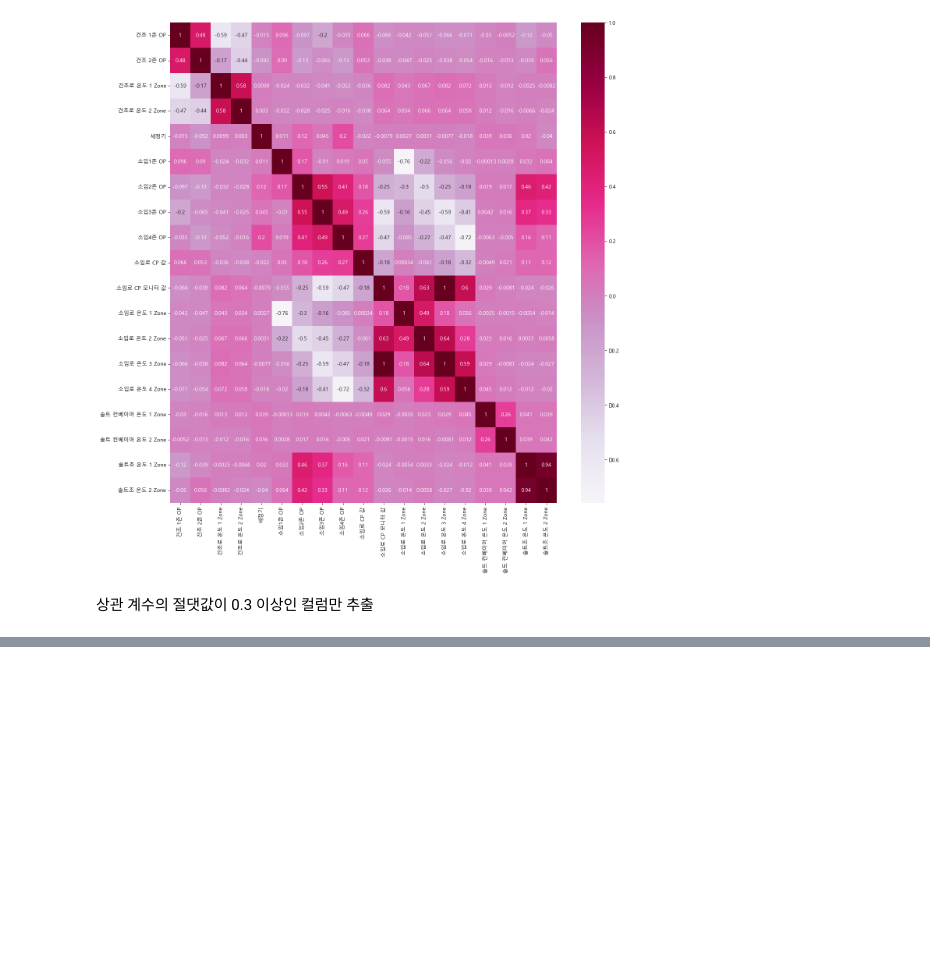
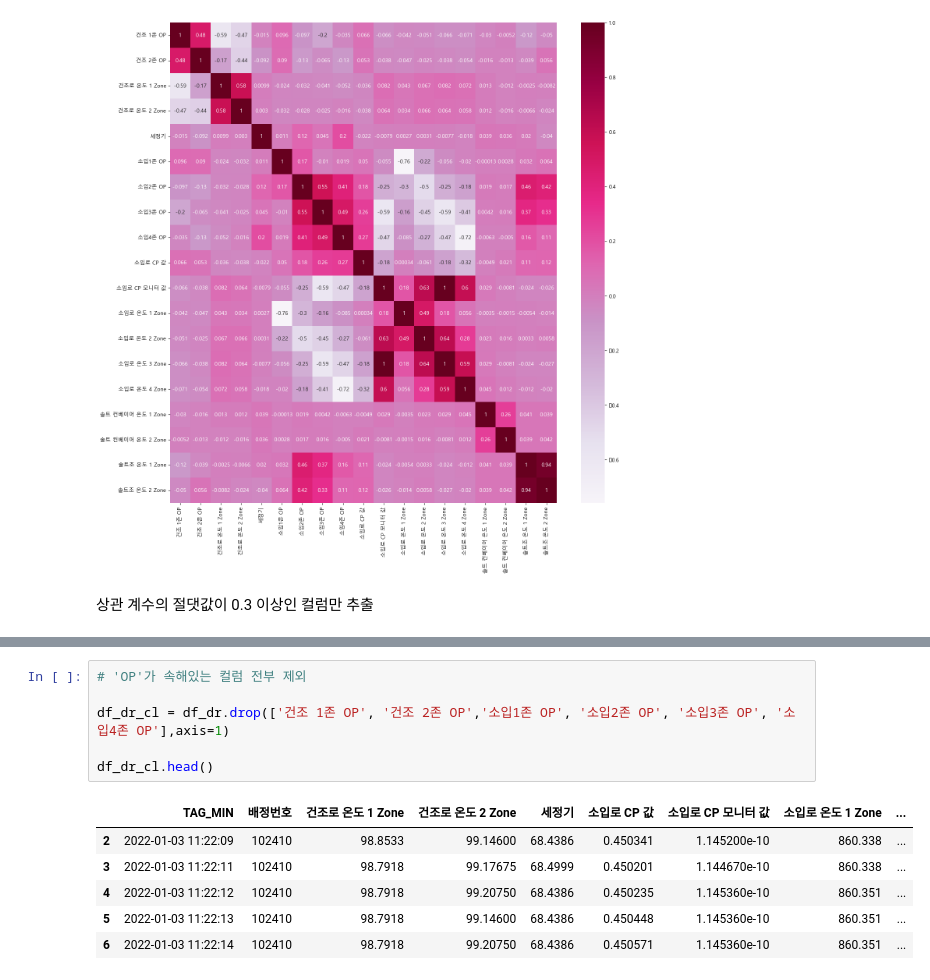
Before and after one commit to nyeokinyeoki/kamp, a Jupyter notebook: Data_analyse_heat_treatment_제조에 미련이 남아.ipynb, the cells around one changed output, grey strips where cells are left out. Drawn from its saved outputs; the diff is of its cells as text; blank space fills up the shorter version.

```diff
--- a/Data_analyse_heat_treatment_제조에 미련이 남아.ipynb
+++ b/Data_analyse_heat_treatment_제조에 미련이 남아.ipynb
@@ -254,0 +283,13 @@ df_corr[(df_corr.abs() >= 0.3) & (df_corr.abs() != 1) & (df_corr.notnull())]
+# %%
+# 'OP'가 속해있는 컬럼 전부 제외
+
+df_dr_cl = df_dr.drop(['건조 1존 OP', '건조 2존 OP','소입1존 OP', '소입2존 OP', '소입3존 OP', '소입4존 OP'],axis=1)
+
+df_dr_cl.head()
+# %% [output]
+|  | TAG_MIN | 배정번호 | 건조로 온도 1 Zone | 건조로 온도 2 Zone | 세정기 | 소입로 CP 값 | 소입로 CP 모니터 값 | 소입로 온도 1 Zone | ... |
+| 2 | 2022-01-03 11:22:09 | 102410 | 98.8533 | 99.14600 | 68.4386 | 0.450341 | 1.145200e-10 | 860.338 | ... |
+| 3 | 2022-01-03 11:22:11 | 102410 | 98.7918 | 99.17675 | 68.4999 | 0.450201 | 1.144670e-10 | 860.338 | ... |
+| 4 | 2022-01-03 11:22:12 | 102410 | 98.7918 | 99.20750 | 68.4386 | 0.450235 | 1.145360e-10 | 860.351 | ... |
+| 5 | 2022-01-03 11:22:13 | 102410 | 98.7918 | 99.14600 | 68.4386 | 0.450448 | 1.145360e-10 | 860.351 | ... |
+| 6 | 2022-01-03 11:22:14 | 102410 | 98.7918 | 99.20750 | 68.4386 | 0.450571 | 1.145360e-10 | 860.351 | ... |
```
Also changed, not shown: parts of 9 cells of this notebook.
